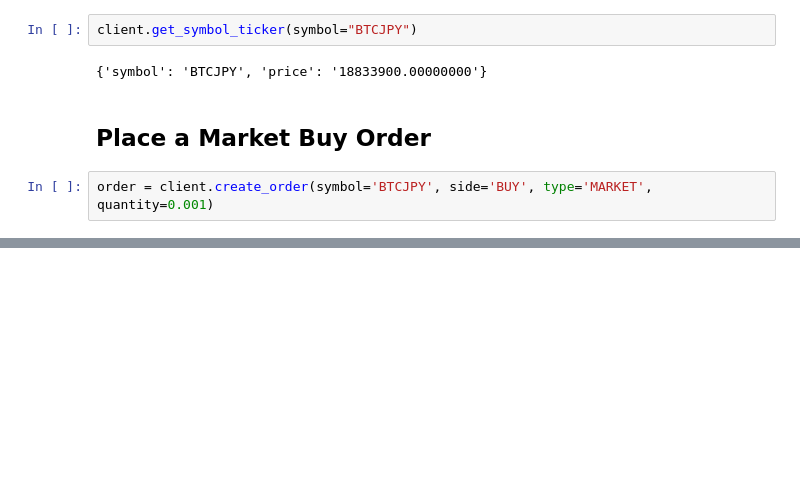
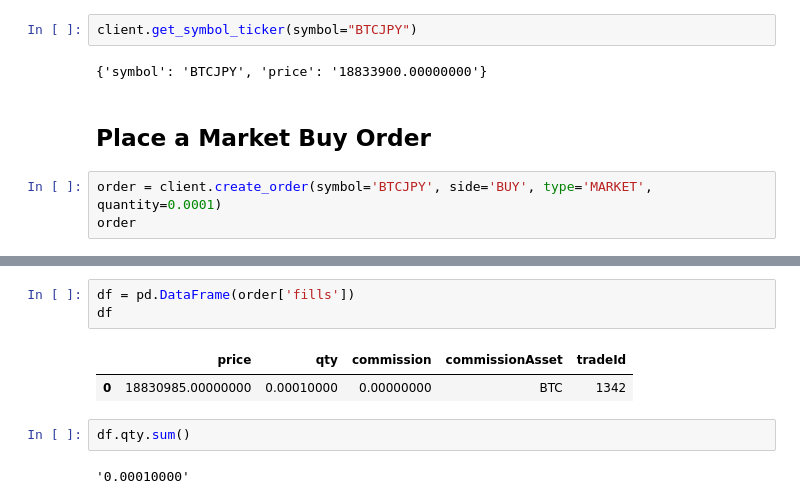
Before and after one commit to Jackdoll1995/algo-trading-tutorial, a Jupyter notebook: testnet.ipynb, the cells around one changed output, grey strips where cells are left out. Saved outputs shown, nothing was run; the diff lists cells and outputs as text; blank space fills up the shorter version.

```diff
--- a/testnet.ipynb
+++ b/testnet.ipynb
@@ -69,4 +69,5 @@ client.get_symbol_ticker(symbol="BTCJPY")
 # %% [markdown]
 ## Place a Market Buy Order
 # %%
-order = client.create_order(symbol='BTCJPY', side='BUY', type='MARKET', quantity=0.001)
+order = client.create_order(symbol='BTCJPY', side='BUY', type='MARKET', quantity=0.0001)
+order
@@ -72,0 +92,10 @@ order = client.create_order(symbol='BTCJPY', side='BUY', type='MARKET', quantity
+# %%
+df = pd.DataFrame(order['fills'])
+df
+# %% [output]
+|  | price | qty | commission | commissionAsset | tradeId |
+| 0 | 18830985.00000000 | 0.00010000 | 0.00000000 | BTC | 1342 |
+# %%
+df.qty.sum()
+# %% [output]
+'0.00010000'
```
Also changed, not shown: parts of 1 cell of this notebook.
